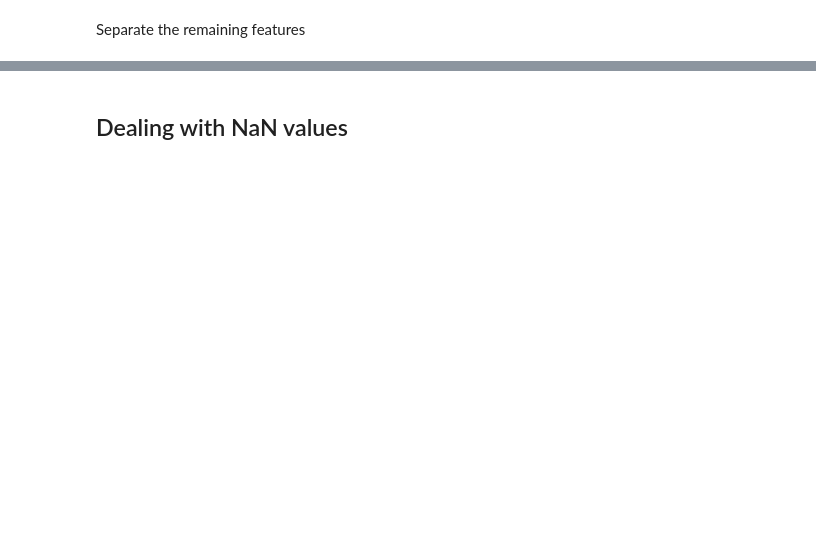
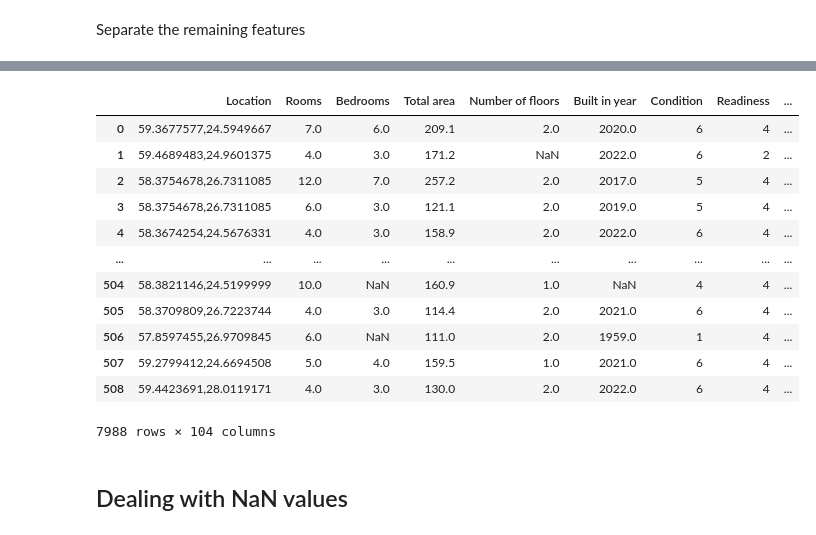
Before and after one commit to Jyrijoul/real_estate_prediction, a Jupyter notebook: data_analysis.ipynb, the cells around one changed output, grey strips where cells are left out. Cells and saved outputs as stored; diff of their text form; code cells hidden in the pictures; blank space fills up the shorter version.

```diff
--- a/data_analysis.ipynb
+++ b/data_analysis.ipynb
@@ -286,3 +579,62 @@ separate(data, filtered_unique_features)
+# %%
+data_addition = []
+
+for i in data["Neighbourhood"].values:
+    current = np.nan
+
+    if not pd.isna(i):
+        features = i.strip().split(", ")
+
+        for feature in features:
+            if feature.find("neighbours") != -1:
+                current = ' '.join(feature.strip().split()[1:])
+
+    data_addition.append(current)
+
+data["Nearby neighbours"] = data_addition
+# %%
+def separate_synonyms(dataset, uniques, column):
+    for unique_features in uniques:
+        data_addition = []
+
+        for i in data[column].values:
+            current = False
+
+            if not pd.isna(i):
+                features = i.strip().split(", ")
+
+                for feature in features:
+                    for unique_feature in unique_features:
+                        if feature.find(unique_feature) != -1:
+                            current = True
+            data_addition.append(current)
+        dataset[unique_features[0]] = data_addition
+
+
+separate_synonyms(data,
+                  [['forest'], ['sea', 'meri', 'laht', 'море', 'rand'],
+                   ['river', 'jõgi'], ['lake', 'järv'],
+                   ['stream', 'oja', 'Oja'],
+                   ['pond', 'tiik', 'Tiik']],
+                  "Neighbourhood")
+
+data.drop(columns=["Neighbourhood"], inplace=True)
+# %%
+data
+# %% [output]
+|  | Location | Rooms | Bedrooms | Total area | Number of floors | Built in year | Condition | Readiness | ... |
+| 0 | 59.3677577,24.5949667 | 7.0 | 6.0 | 209.1 | 2.0 | 2020.0 | 6 | 4 | ... |
+| 1 | 59.4689483,24.9601375 | 4.0 | 3.0 | 171.2 | NaN | 2022.0 | 6 | 2 | ... |
+| 2 | 58.3754678,26.7311085 | 12.0 | 7.0 | 257.2 | 2.0 | 2017.0 | 5 | 4 | ... |
+| 3 | 58.3754678,26.7311085 | 6.0 | 3.0 | 121.1 | 2.0 | 2019.0 | 5 | 4 | ... |
+| 4 | 58.3674254,24.5676331 | 4.0 | 3.0 | 158.9 | 2.0 | 2022.0 | 6 | 4 | ... |
+| ... | ... | ... | ... | ... | ... | ... | ... | ... | ... |
+| 504 | 58.3821146,24.5199999 | 10.0 | NaN | 160.9 | 1.0 | NaN | 4 | 4 | ... |
+| 505 | 58.3709809,26.7223744 | 4.0 | 3.0 | 114.4 | 2.0 | 2021.0 | 6 | 4 | ... |
+| 506 | 57.8597455,26.9709845 | 6.0 | NaN | 111.0 | 2.0 | 1959.0 | 1 | 4 | ... |
+| 507 | 59.2799412,24.6694508 | 5.0 | 4.0 | 159.5 | 1.0 | 2021.0 | 6 | 4 | ... |
+| 508 | 59.4423691,28.0119171 | 4.0 | 3.0 | 130.0 | 2.0 | 2022.0 | 6 | 4 | ... |
+7988 rows × 104 columns
 # %% [markdown]
 ## Dealing with NaN values
 # %%
```
Also changed, not shown: parts of 45 cells of this notebook.
